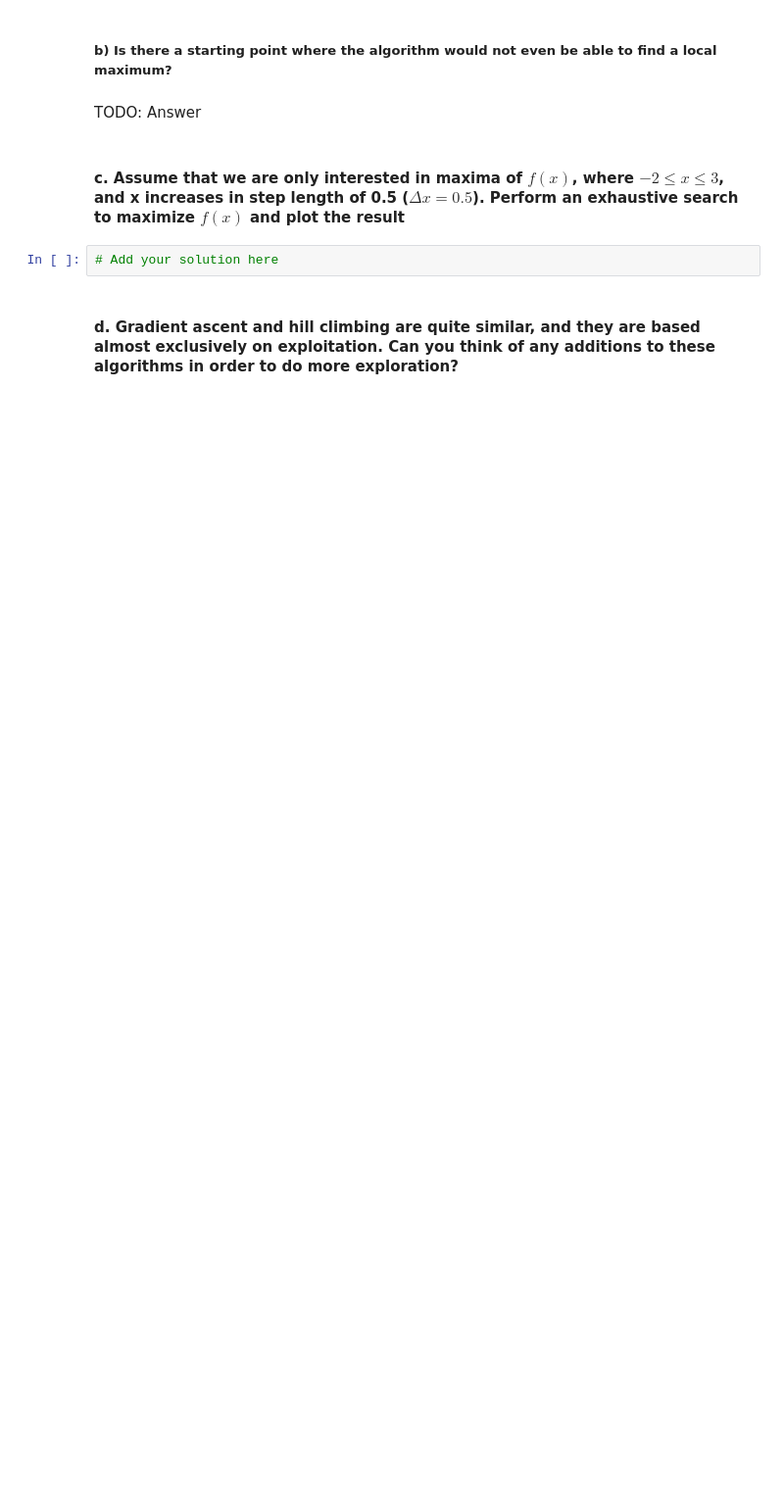
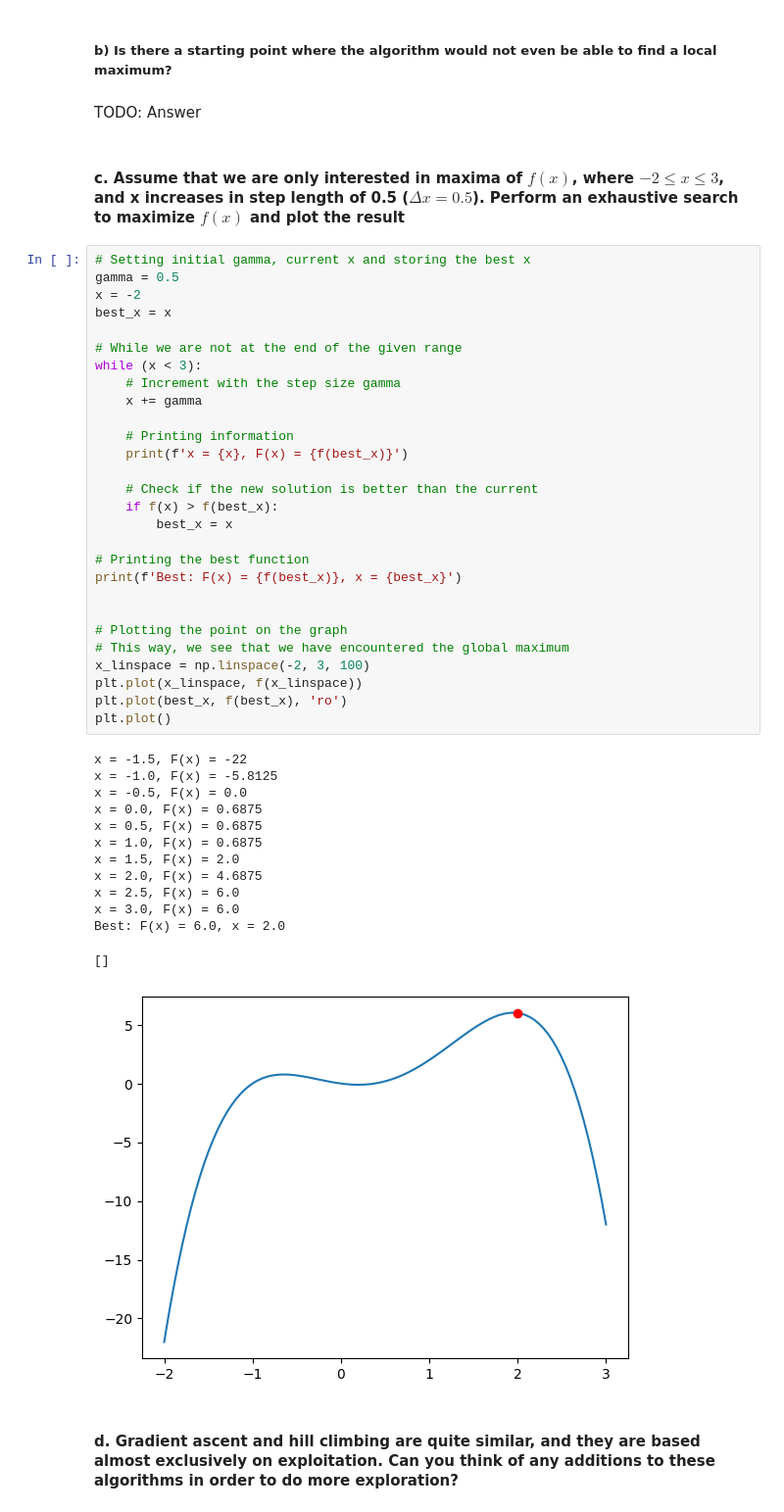
Before and after one commit to KjetilIN/IN4050, a Jupyter notebook: exercises/optimazation_lab/in4050-exercises_w2.ipynb, the cells around one changed output. Shown at 98% size. Cells and saved outputs as stored; diff of their text form; blank space fills up the shorter version.

```diff
--- a/exercises/optimazation_lab/in4050-exercises_w2.ipynb
+++ b/exercises/optimazation_lab/in4050-exercises_w2.ipynb
@@ -91,7 +98,47 @@ Step size does also matters when approximating the maxima. If we set the step si
 TODO: Answer
 # %% [markdown]
 #### c. Assume that we are only interested in maxima of $f(x)$, where $-2 \leq x \leq 3$, and x increases in step length of 0.5 ($\Delta x = 0.5$). Perform an exhaustive search to maximize $f(x)$ and plot the result
-# %%
-# Add your solution here
+# %%
+# Setting initial gamma, current x and storing the best x
+gamma = 0.5
+x = -2
+best_x = x
+
+# While we are not at the end of the given range
+while (x < 3):
+    # Increment with the step size gamma
+    x += gamma
+
+    # Printing information
+    print(f'x = {x}, F(x) = {f(best_x)}')
+
+    # Check if the new solution is better than the current
+    if f(x) > f(best_x):
+        best_x = x
+
+# Printing the best function
+print(f'Best: F(x) = {f(best_x)}, x = {best_x}')
+
+
+# Plotting the point on the graph
+# This way, we see that we have encountered the global maximum
+x_linspace = np.linspace(-2, 3, 100)
+plt.plot(x_linspace, f(x_linspace))
+plt.plot(best_x, f(best_x), 'ro')
+plt.plot()
+# %% [output]
+x = -1.5, F(x) = -22
+x = -1.0, F(x) = -5.8125
+x = -0.5, F(x) = 0.0
+x = 0.0, F(x) = 0.6875
+x = 0.5, F(x) = 0.6875
+x = 1.0, F(x) = 0.6875
+x = 1.5, F(x) = 2.0
+x = 2.0, F(x) = 4.6875
+x = 2.5, F(x) = 6.0
+x = 3.0, F(x) = 6.0
+Best: F(x) = 6.0, x = 2.0
+[]
+[figure, added]
 # %% [markdown]
 #### d. Gradient ascent and hill climbing are quite similar, and they are based almost exclusively on exploitation. Can you think of any additions to these algorithms in order to do more exploration?
```
Also changed, not shown: parts of 6 cells of this notebook.
